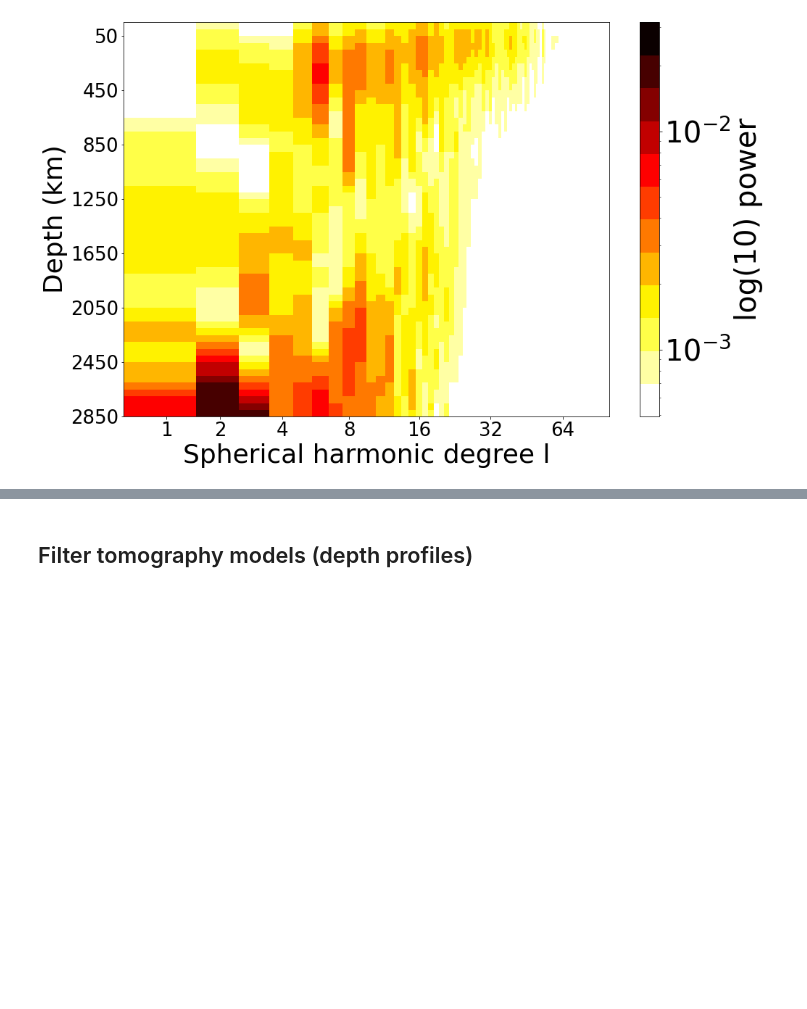
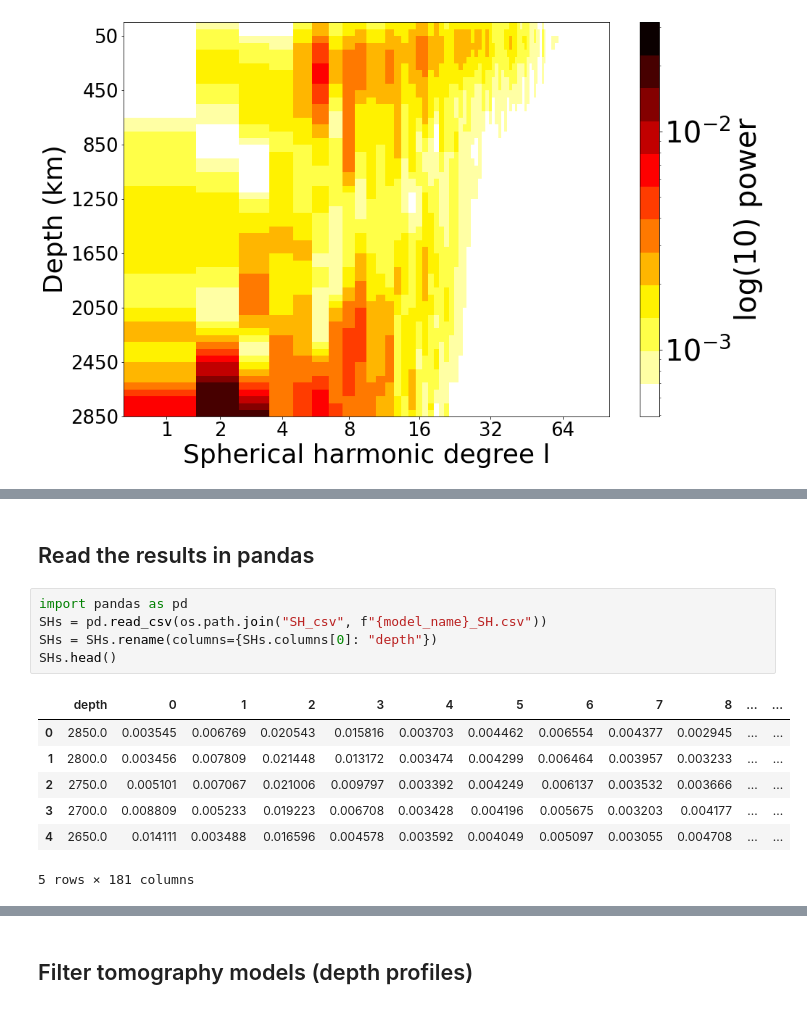
Before and after one commit to kasra-hosseini/SubMachine_Public, a Jupyter notebook: DETOX/spherical_harmonics/DETOX_SH_analysis.ipynb, the cells around one changed output, grey strips where cells are left out. Drawn from its saved outputs; the diff is of its cells as text; blank space fills up the shorter version.

```diff
--- a/DETOX/spherical_harmonics/DETOX_SH_analysis.ipynb
+++ b/DETOX/spherical_harmonics/DETOX_SH_analysis.ipynb
@@ -109,0 +133,15 @@ plt.show()
+# %% [markdown]
+## Read the results in pandas
+# %%
+import pandas as pd
+SHs = pd.read_csv(os.path.join("SH_csv", f"{model_name}_SH.csv"))
+SHs = SHs.rename(columns={SHs.columns[0]: "depth"})
+SHs.head()
+# %% [output]
+|  | depth | 0 | 1 | 2 | 3 | 4 | 5 | 6 | 7 | 8 | ... | ... |
+| 0 | 2850.0 | 0.003545 | 0.006769 | 0.020543 | 0.015816 | 0.003703 | 0.004462 | 0.006554 | 0.004377 | 0.002945 | ... | ... |
+| 1 | 2800.0 | 0.003456 | 0.007809 | 0.021448 | 0.013172 | 0.003474 | 0.004299 | 0.006464 | 0.003957 | 0.003233 | ... | ... |
+| 2 | 2750.0 | 0.005101 | 0.007067 | 0.021006 | 0.009797 | 0.003392 | 0.004249 | 0.006137 | 0.003532 | 0.003666 | ... | ... |
+| 3 | 2700.0 | 0.008809 | 0.005233 | 0.019223 | 0.006708 | 0.003428 | 0.004196 | 0.005675 | 0.003203 | 0.004177 | ... | ... |
+| 4 | 2650.0 | 0.014111 | 0.003488 | 0.016596 | 0.004578 | 0.003592 | 0.004049 | 0.005097 | 0.003055 | 0.004708 | ... | ... |
+5 rows × 181 columns
```
Also changed, not shown: parts of 11 cells of this notebook, 3 other files.
